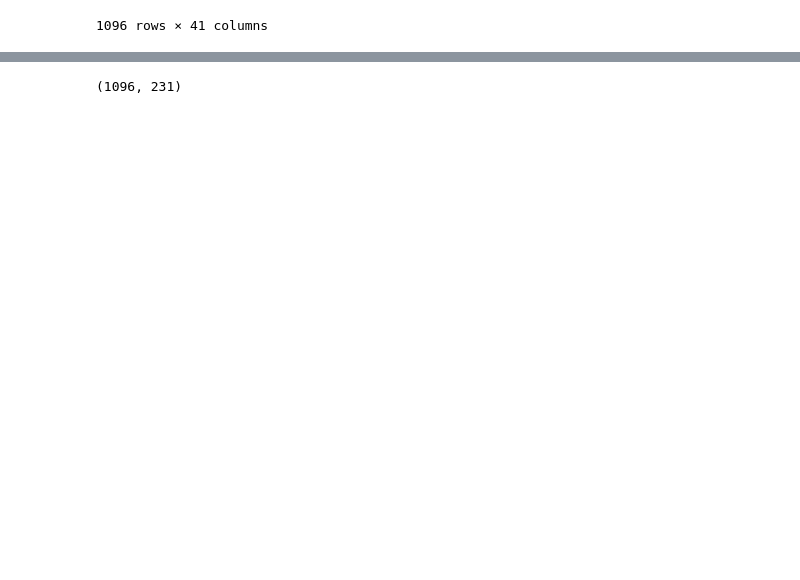
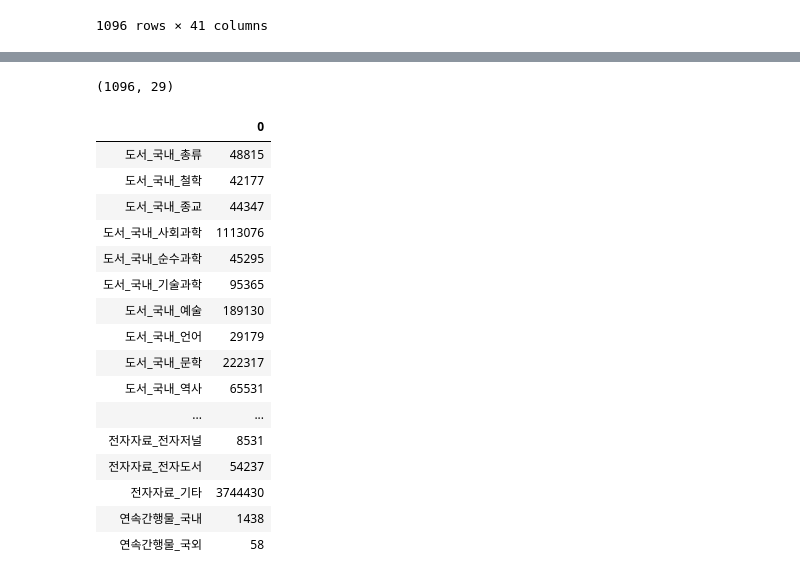
Before and after one commit to daewonyoon/misc, a Jupyter notebook: 2019/10_KoreanLibraryStatDataAnalysis/대한민국 공공도서관.ipynb, the cells around one changed output, grey strips where cells are left out. Drawn from its saved outputs; the diff is of its cells as text; code cells hidden in the pictures; blank space fills up the shorter version.

```diff
--- a/2019/10_KoreanLibraryStatDataAnalysis/대한민국 공공도서관.ipynb
+++ b/2019/10_KoreanLibraryStatDataAnalysis/대한민국 공공도서관.ipynb
@@ -124,4 +142,24 @@ kmeans.cluster_centers_.shape
 # %%
-df.shape
+traindf.shape
 # %% [output]
-(1096, 231)
+(1096, 29)
+# %%
+(traindf.max() - traindf.min()).to_frame()
+# %% [output]
+|  | 0 |
+| 도서_국내_총류 | 48815 |
+| 도서_국내_철학 | 42177 |
+| 도서_국내_종교 | 44347 |
+| 도서_국내_사회과학 | 1113076 |
+| 도서_국내_순수과학 | 45295 |
+| 도서_국내_기술과학 | 95365 |
+| 도서_국내_예술 | 189130 |
+| 도서_국내_언어 | 29179 |
+| 도서_국내_문학 | 222317 |
+| 도서_국내_역사 | 65531 |
+| ... | ... |
+| 전자자료_전자저널 | 8531 |
+| 전자자료_전자도서 | 54237 |
+| 전자자료_기타 | 3744430 |
+| 연속간행물_국내 | 1438 |
+| 연속간행물_국외 | 58 |
```
Also changed, not shown: parts of 19 cells of this notebook.
